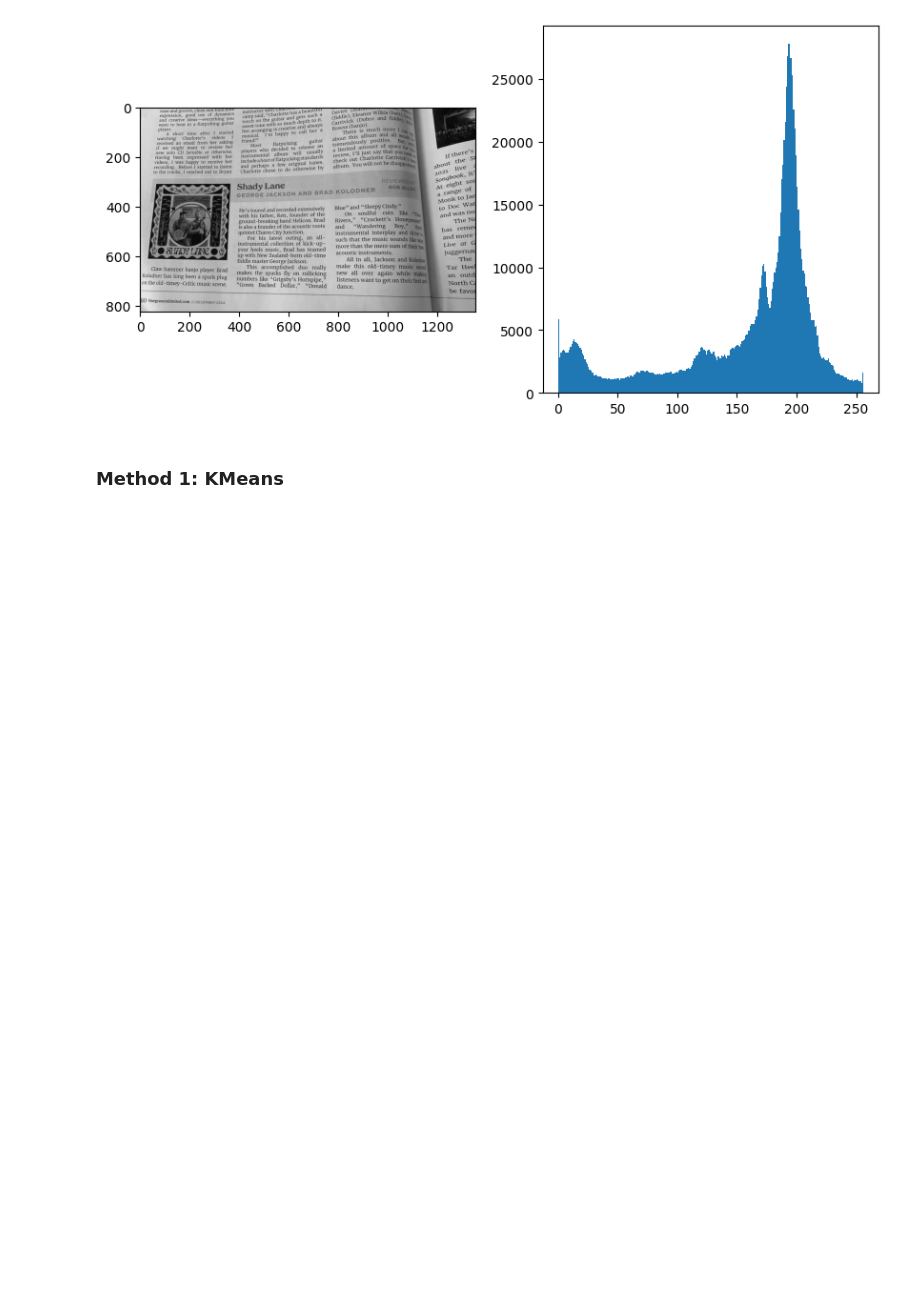
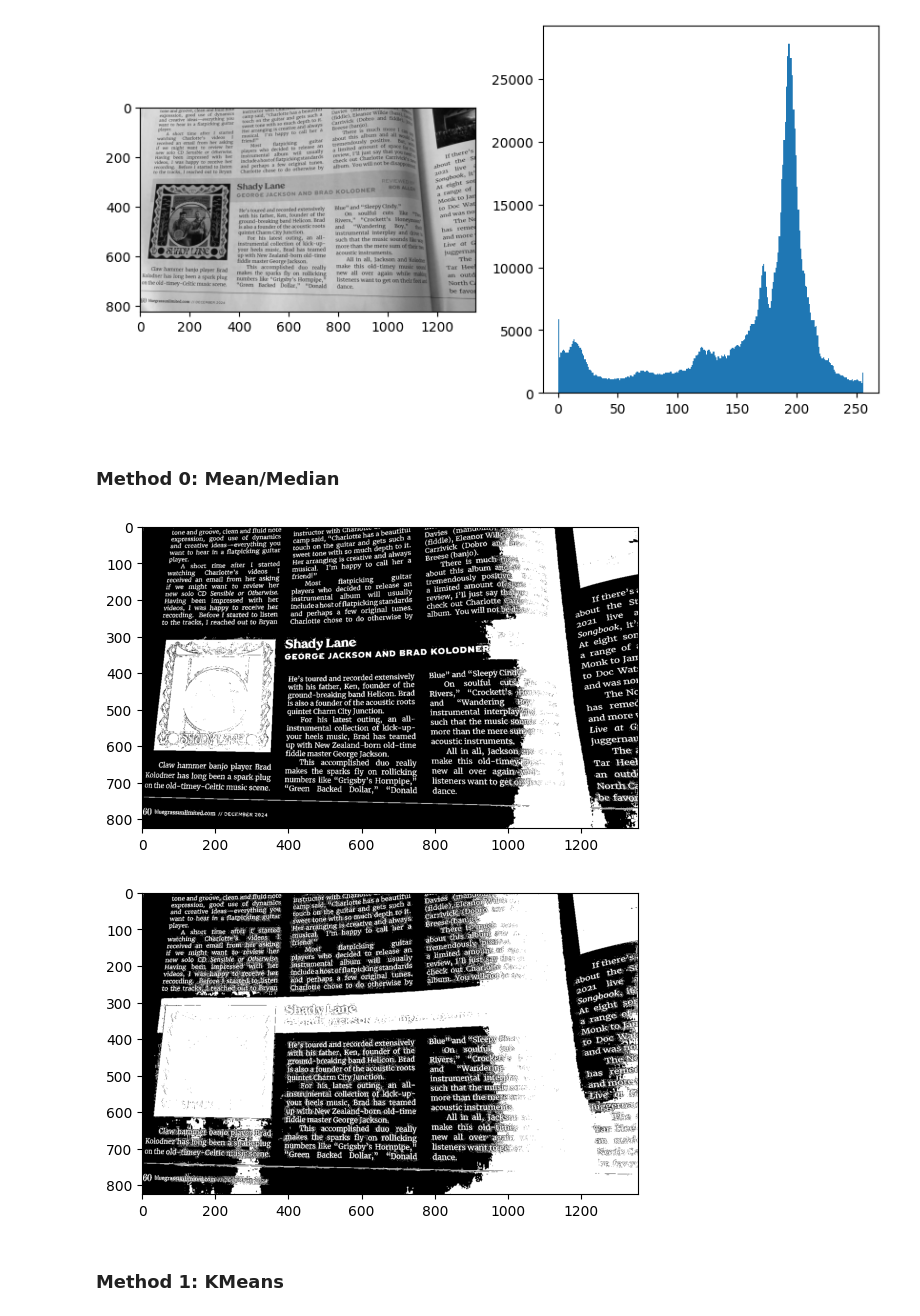
Before and after one commit to York-Citynew/image-thresholding, a Jupyter notebook: image-thresholding.ipynb, the cells around one changed output. Cells and saved outputs as stored; diff of their text form; code cells hidden in the pictures; blank space fills up the shorter version.

```diff
--- a/image-thresholding.ipynb
+++ b/image-thresholding.ipynb
@@ -14,6 +14,16 @@ ax2.hist(image.ravel(), 256, [0,256])
 plt.show()
 # %% [output]
 [figure]
+# %% [markdown]
+### Method 0: Mean/Median
+# %%
+plt.imshow(np.where(image > np.mean(image), 0, 1), 'gray')
+plt.show()
+plt.imshow(np.where(image > np.median(image), 0, 1), 'gray')
+plt.show()
+# %% [output]
+[figure, added]
+[figure, added]
 # %% [markdown]
 ### Method 1: KMeans
 # %%
```
